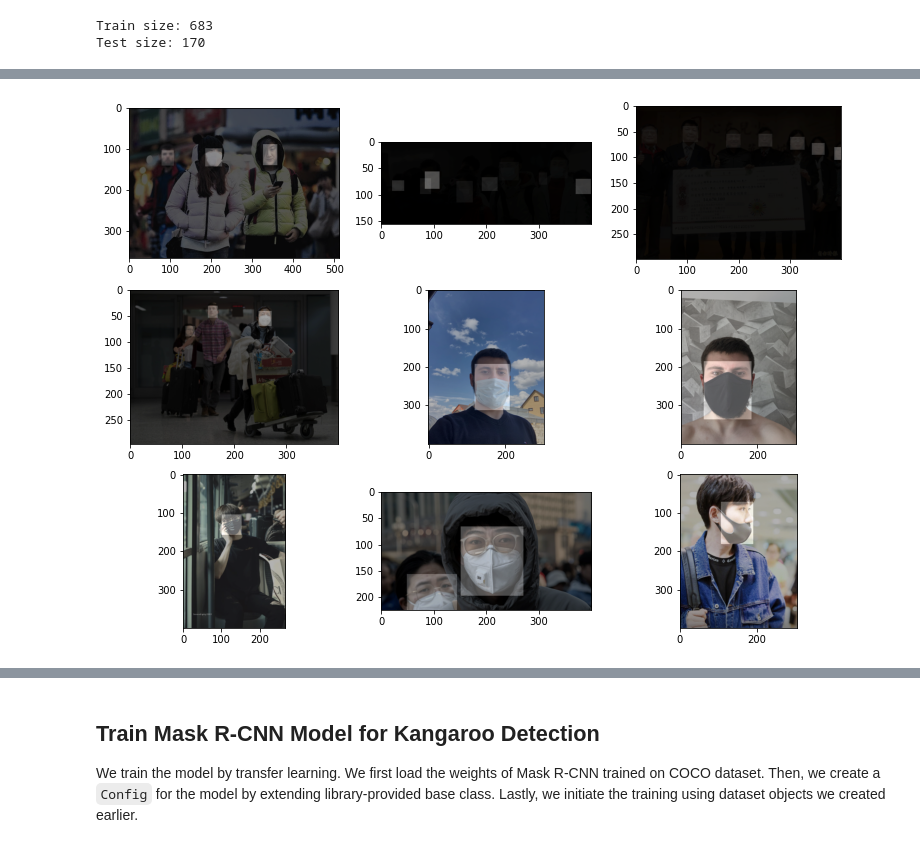
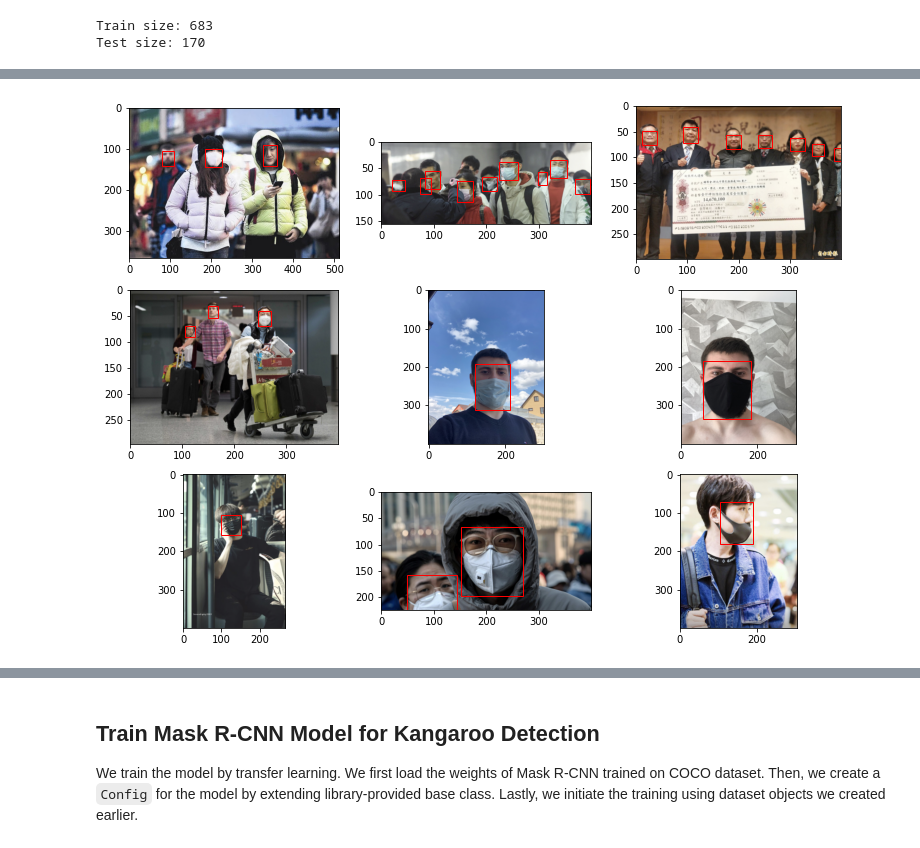
Before and after one commit to BingkAI-B21CAP0161/C-Mask-Machine-Learning, a Jupyter notebook: Masked_Face_Object_Detection/Modelling/Mask_R_CNN_Object_Detection.ipynb, the cells around one changed output, grey strips where cells are left out. Drawn from its saved outputs; the diff is of its cells as text; code cells hidden in the pictures.

```diff
--- a/Masked_Face_Object_Detection/Modelling/Mask_R_CNN_Object_Detection.ipynb
+++ b/Masked_Face_Object_Detection/Modelling/Mask_R_CNN_Object_Detection.ipynb
@@ -240,16 +244,0 @@ Test size: 170
-# %%
-# Plot a single image
-
-# Load an image
-image_id = 0
-image = train_set.load_image(image_id)
-print(image.shape)
-
-# Load image mask
-mask, class_ids = train_set.load_mask(image_id)
-print(mask.shape)
-
-# Plot image and mask
-plt.imshow(image)
-plt.imshow(mask[:, :, 0], cmap='gray', alpha=0.5)
-plt.show()
@@ -259,0 +253,16 @@ plt.show()
+# %%
+# Plot a single image of a dataset and its bounding boxes using pyplot
+def display_image_and_bbox(dataset, image_id):
+  # Load an image and its bounding boxes
+  image = dataset.load_image(image_id)
+  annot_path = dataset.image_info[image_id]['annotation']
+  boxes, labels, _, _ = dataset.extract_boxes(annot_path)
+
+  plt.imshow(image)
+  ax = plt.gca()
+  # Plot each bounding box
+  for box in boxes:
+    x1, y1, x2, y2 = box
+    width, height = x2 - x1, y2 - y1
+    rect = Rectangle((x1, y1), width, height, fill=False, color='red')
+    ax.add_patch(rect)
@@ -260,16 +276,11 @@ plt.show()
 # %%
-# Plot first few images
+# Plot first few images from train_set using pyplot
 
 plt.figure(figsize=(12.8,9.6))
 for i in range(9):
   plt.subplot(330 + 1 + i)
-  image = train_set.load_image(i)
-  plt.imshow(image)
-
-  mask, _ = train_set.load_mask(i)
-  for j in range(mask.shape[2]):
-    plt.imshow(mask[:, :, j], cmap='gray', alpha=0.3)
+  display_image_and_bbox(train_set, i)
 
 plt.show()
 # %% [output]
-[figure, old version]
+[figure, new version]
```
Also changed, not shown: parts of 14 cells of this notebook.
